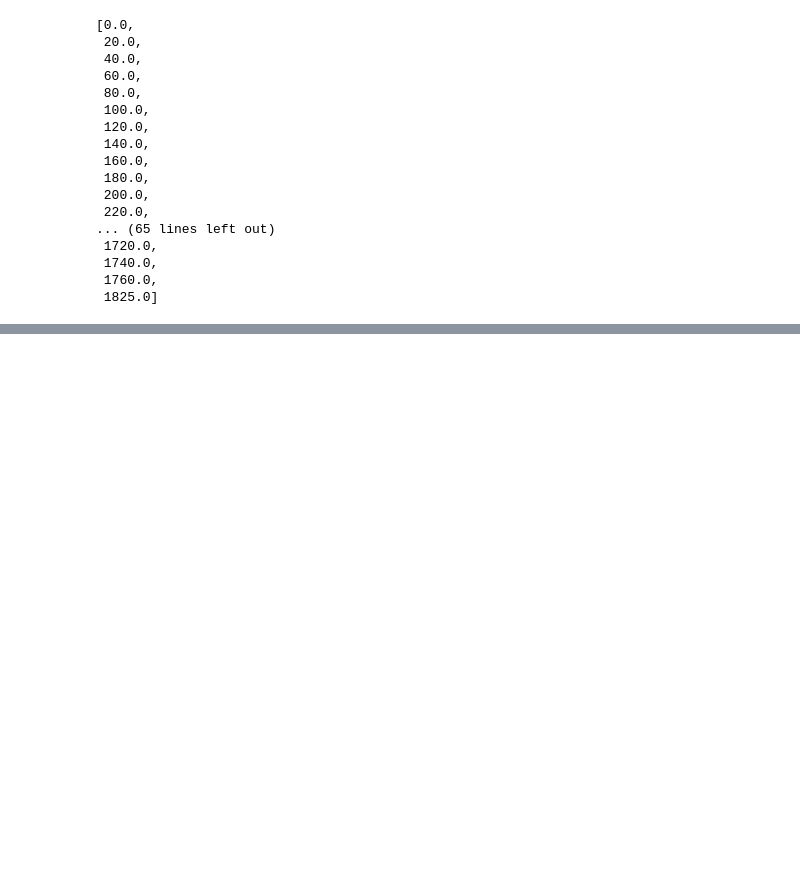
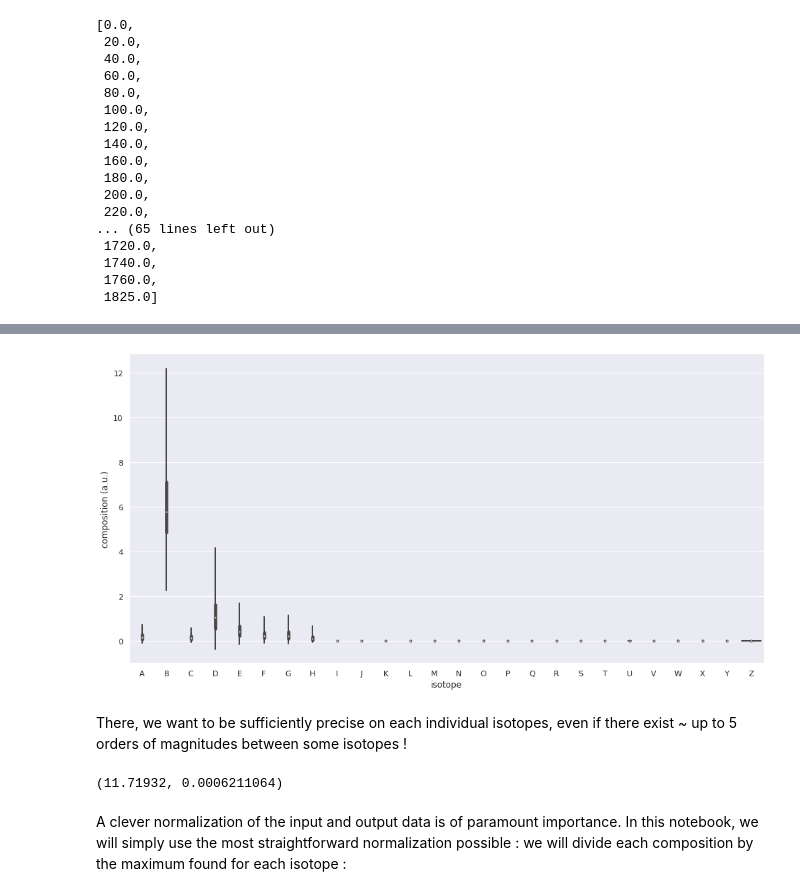
Before and after one commit to IRSN/nuclear_inventory_prediction, a Jupyter notebook: challenge_starting_kit.ipynb, the cells around one changed output, grey strips where cells are left out. Cells and saved outputs as stored; diff of their text form; code cells hidden in the pictures; blank space fills up the shorter version.

```diff
--- a/challenge_starting_kit.ipynb
+++ b/challenge_starting_kit.ipynb
@@ -160,0 +255,22 @@ Enjoy !
+# %%
+temp = pd.DataFrame()
+
+for i in alphabet:
+    temp=temp.append( pd.DataFrame( {"composition (a.u.)":dtrain[i].loc[80] ,
+                                     "isotope":[i for j in dtrain[i].loc[80]] ,
+                                     "time":["final" for j in dtrain[i].loc[80]]} ) )
+
+sns.set(rc={'figure.figsize':(16,8)})
+sns.violinplot(data=temp,x="isotope",y="composition (a.u.)", inner="box")
+sns.despine(left=True)
+# %% [output]
+[figure, added]
+# %% [markdown]
+There, we want to be sufficiently precise on each individual isotopes, even if there exist ~ up to 5 orders of magnitudes between some isotopes !
+# %%
+dtrain.B.max(), dtrain.Z.max()
+# %% [output]
+(11.71932, 0.0006211064)
+# %% [markdown]
+A clever normalization of the input and output data is of paramount importance.
+In this notebook, we will simply use the most straightforward normalization possible : we will divide each composition by the maximum found for each isotope :
```
Also changed, not shown: parts of 56 cells of this notebook.
